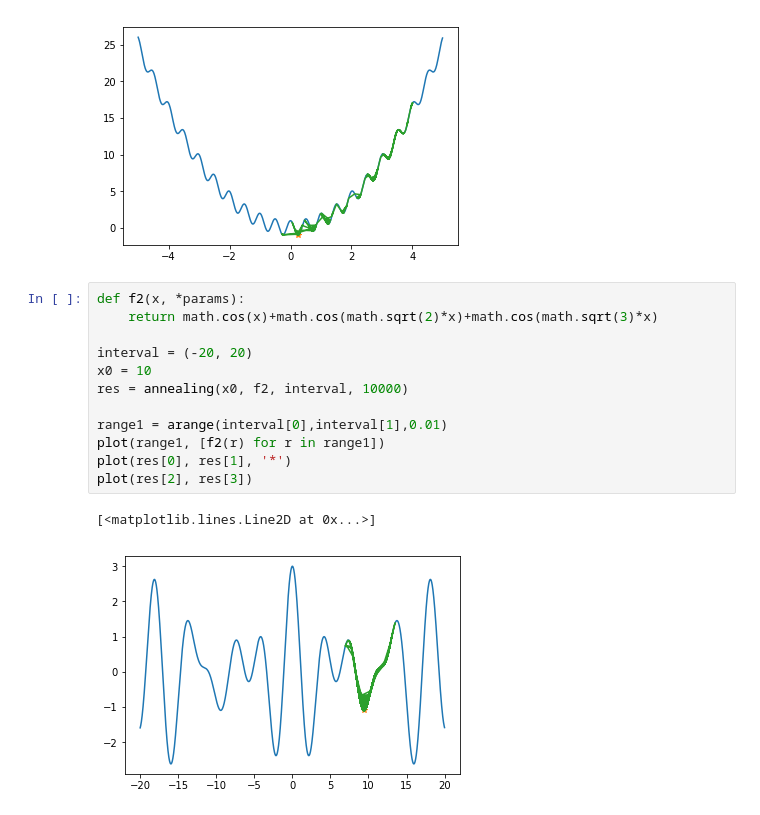
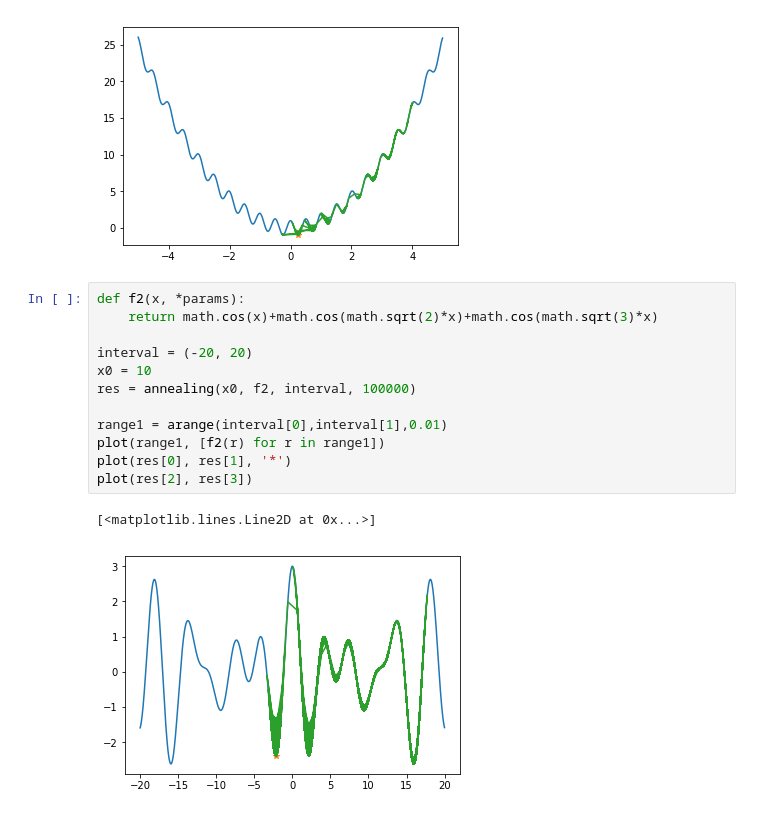
Before and after one commit to darenegade/modellbildung, a Jupyter notebook: Abgabe 4/Abgabe 4.ipynb, the cells around one changed output. Saved outputs shown, nothing was run; the diff lists cells and outputs as text.

```diff
--- a/Abgabe 4/Abgabe 4.ipynb
+++ b/Abgabe 4/Abgabe 4.ipynb
@@ -332,15 +332,15 @@ plot(res[2], res[3])
 # %%
 def f2(x, *params):
     return math.cos(x)+math.cos(math.sqrt(2)*x)+math.cos(math.sqrt(3)*x)
 
 interval = (-20, 20)
 x0 = 10
-res = annealing(x0, f2, interval, 10000)
+res = annealing(x0, f2, interval, 100000)
 
 range1 = arange(interval[0],interval[1],0.01)
 plot(range1, [f2(r) for r in range1])
 plot(res[0], res[1], '*')
 plot(res[2], res[3])
 # %% [output]
 [<matplotlib.lines.Line2D at 0x...>]
-[figure, old version]
+[figure, new version]
```
